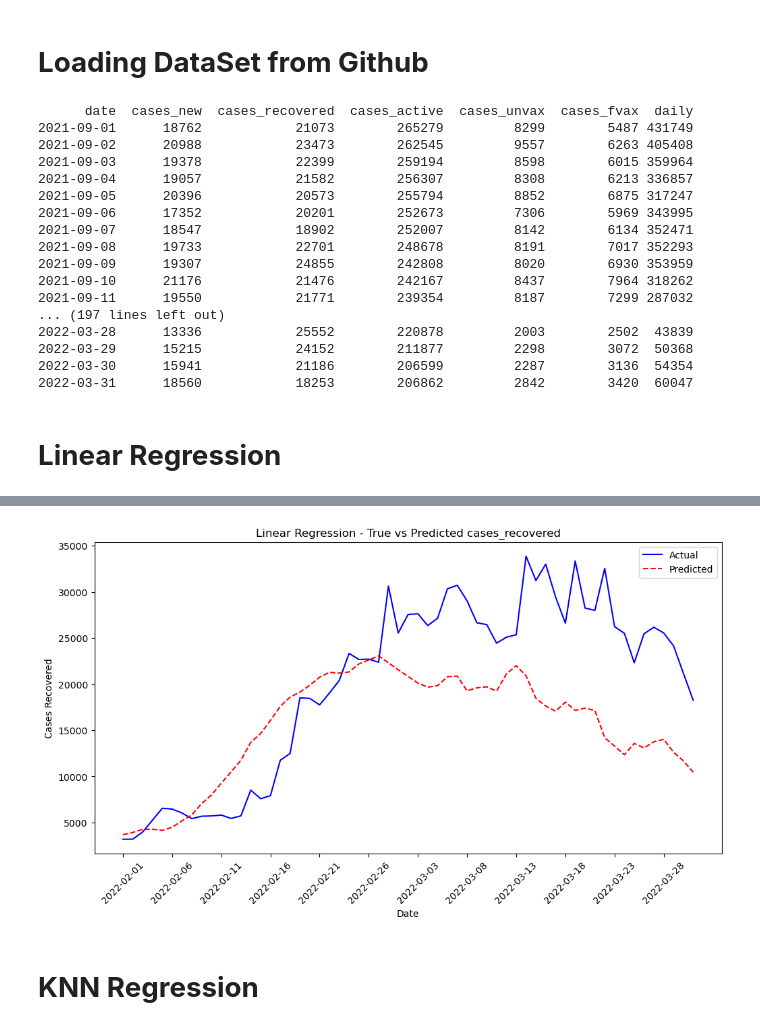
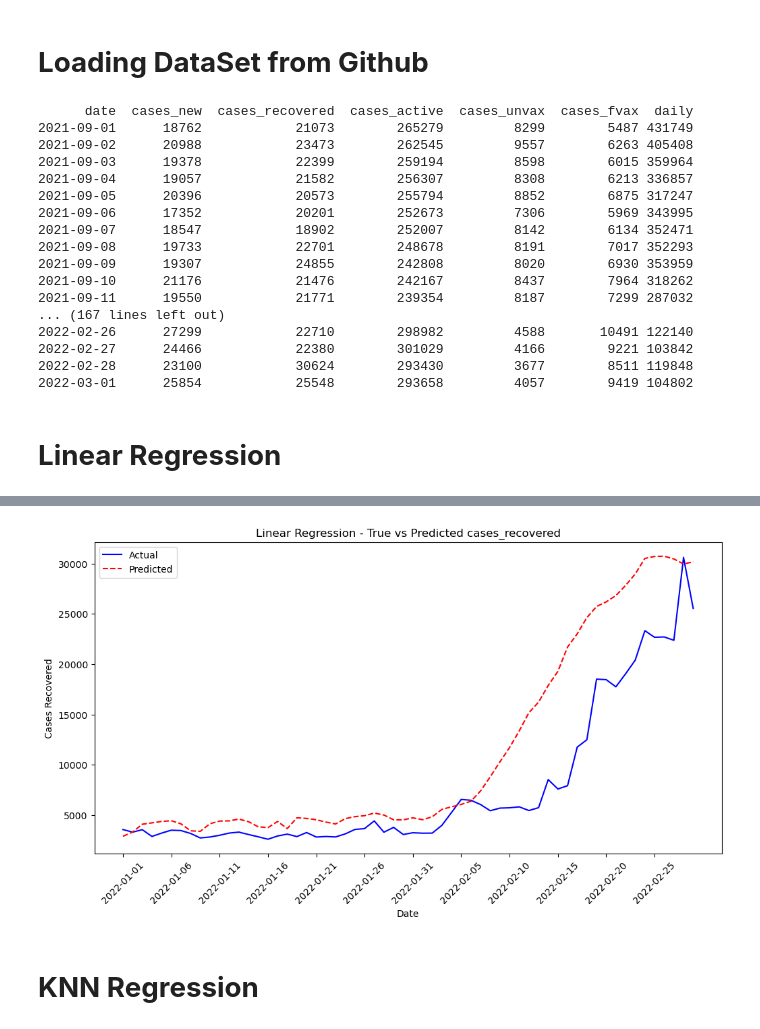
Before and after one commit to Leejames2305/AINotebook, a Jupyter notebook: Lab 3 Supervised Learning.ipynb, the cells around one changed output, grey strips where cells are left out. Saved outputs shown, nothing was run; the diff lists cells and outputs as text; code cells hidden in the pictures.

```diff
--- a/Lab 3 Supervised Learning.ipynb
+++ b/Lab 3 Supervised Learning.ipynb
@@ -53,7 +53,7 @@ df_cases = pd.read_csv(url_cases, usecols=columnsCases)
 df_vax = pd.read_csv(url_vax, usecols=columnsVax)
 
 start = '2021-09-01'
-end = '2022-03-31'
+end = '2022-03-01'
 
 df_cases = df_cases[(df_cases['date'] >= start) & (df_cases['date'] <= end)]
 df_vax = df_vax[(df_vax['date'] >= start) & (df_vax['date'] <= end)]
@@ -75,17 +75,17 @@ print(df_combined.to_string(index=False))
 2021-09-09      19307            24855        242808         8020        6930 353959
 2021-09-10      21176            21476        242167         8437        7964 318262
 2021-09-11      19550            21771        239354         8187        7299 287032
-... (197 lines left out)
-2022-03-28      13336            25552        220878         2003        2502  43839
-2022-03-29      15215            24152        211877         2298        3072  50368
-2022-03-30      15941            21186        206599         2287        3136  54354
-2022-03-31      18560            18253        206862         2842        3420  60047
+... (167 lines left out)
+2022-02-26      27299            22710        298982         4588       10491 122140
+2022-02-27      24466            22380        301029         4166        9221 103842
+2022-02-28      23100            30624        293430         3677        8511 119848
+2022-03-01      25854            25548        293658         4057        9419 104802
 # %% [markdown]
 # **Linear Regression**
 # %%
 # Linear Regression
-train_data = df_combined[(df_combined['date'] >= '2021-09-01') & (df_combined['date'] <= '2022-01-31')]
-test_data = df_combined[(df_combined['date'] >= '2022-02-01') & (df_combined['date'] <= '2022-03-31')]
+train_data = df_combined[(df_combined['date'] >= '2021-09-01') & (df_combined['date'] <= '2021-12-31')]
+test_data = df_combined[(df_combined['date'] >= '2022-01-01') & (df_combined['date'] <= '2022-03-01')]
 
 X_train = train_data[['daily', 'cases_new', 'cases_active', 'cases_unvax', 'cases_fvax']]
 y_train = train_data['cases_recovered']
@@ -93,27 +93,30 @@ y_train = train_data['cases_recovered']
 X_test = test_data[['daily', 'cases_new', 'cases_active', 'cases_unvax', 'cases_fvax']]
 y_test = test_data['cases_recovered']
 
-X_train, X_val, y_train, y_val = train_test_split(X_train, y_train, test_size=0.1, random_state=42)
+X_train, X_val, y_train, y_val = train_test_split(X_train, y_train, test_size=0.2, random_state=42)
 
 # Using sklearn linear regression model
 model = LinearRegression()
 model.fit(X_train, y_train)
 
-# Evaluate the model
-val_loss = model.score(X_val, y_val)
-print(f'Test Loss: {val_loss}')
-
-# Evaluate the model
+# Calculate R2 Score
 test_loss = model.score(X_test, y_test)
 print(f'Test Loss: {test_loss}')
 
-# Make predictions
-predictions = model.predict(X_test)
+# Evaluate the model on the validation set
+val_predictions = model.predict(X_val)
+val_mse = mean_squared_error(y_val, val_predictions)
+print(f'Validation Mean Square Error: {val_mse}')
+
+# Evaluate the model on the test set
+test_predictions = model.predict(X_test)
+test_mse = mean_squared_error(y_test, test_predictions)
+print(f'Test Mean Square Error: {test_mse}')
 
 # Plot the predictions and the actual values in date domain
 plt.figure(figsize=(12, 6))
 plt.plot(test_data['date'], y_test, label='Actual', color='blue')
-plt.plot(test_data['date'], predictions, label='Predicted', color='red', linestyle='--')
+plt.plot(test_data['date'], test_predictions, label='Predicted', color='red', linestyle='--')
 plt.xlabel('Date')
 plt.ylabel('Cases Recovered')
 plt.title('Linear Regression - True vs Predicted cases_recovered')
@@ -132,4 +136,4 @@ Test Loss: 0.3101214809419057
-[figure, old version]
+[figure, new version]
 # %% [markdown]
 # **KNN Regression**
 # %%
```
Also changed, not shown: parts of 4 cells of this notebook.
